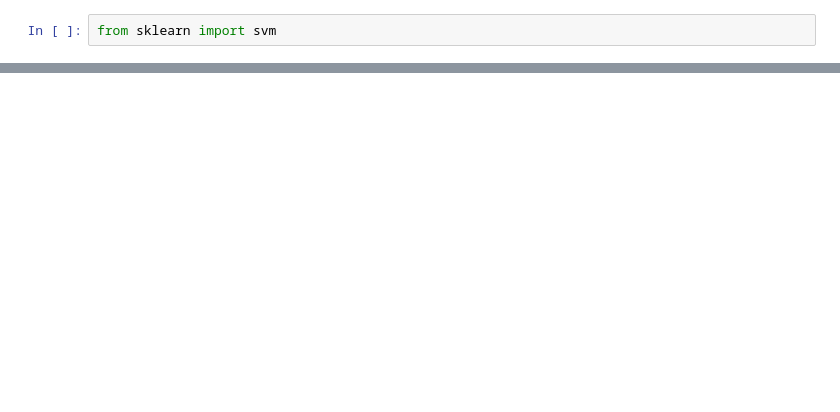
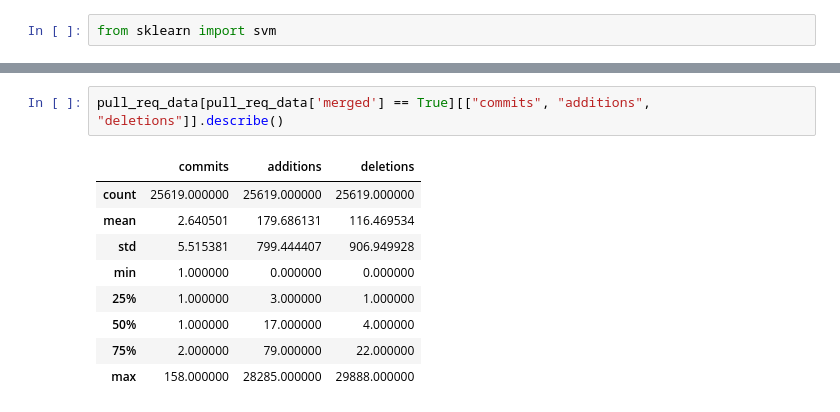
Before and after one commit to prudentprogrammer/Pull-Requests-Determinants, a Jupyter notebook: Pull Requests Determinants.ipynb, the cells around one changed output, grey strips where cells are left out. Drawn from its saved outputs; the diff is of its cells as text; blank space fills up the shorter version.

```diff
--- a/Pull Requests Determinants.ipynb
+++ b/Pull Requests Determinants.ipynb
@@ -518,0 +602,12 @@ avg / total       0.84      0.80      0.76      7333
+# %%
+pull_req_data[pull_req_data['merged'] == True][["commits", "additions", "deletions"]].describe()
+# %% [output]
+|  | commits | additions | deletions |
+| count | 25619.000000 | 25619.000000 | 25619.000000 |
+| mean | 2.640501 | 179.686131 | 116.469534 |
+| std | 5.515381 | 799.444407 | 906.949928 |
+| min | 1.000000 | 0.000000 | 0.000000 |
+| 25% | 1.000000 | 3.000000 | 1.000000 |
+| 50% | 1.000000 | 17.000000 | 4.000000 |
+| 75% | 2.000000 | 79.000000 | 22.000000 |
+| max | 158.000000 | 28285.000000 | 29888.000000 |
```
Also changed, not shown: parts of 29 cells of this notebook.
